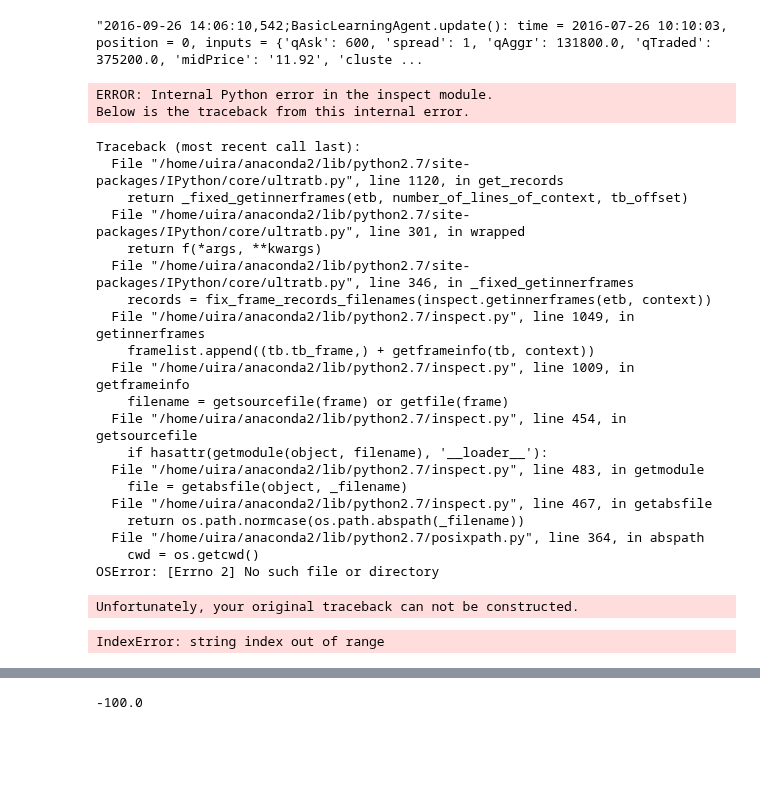
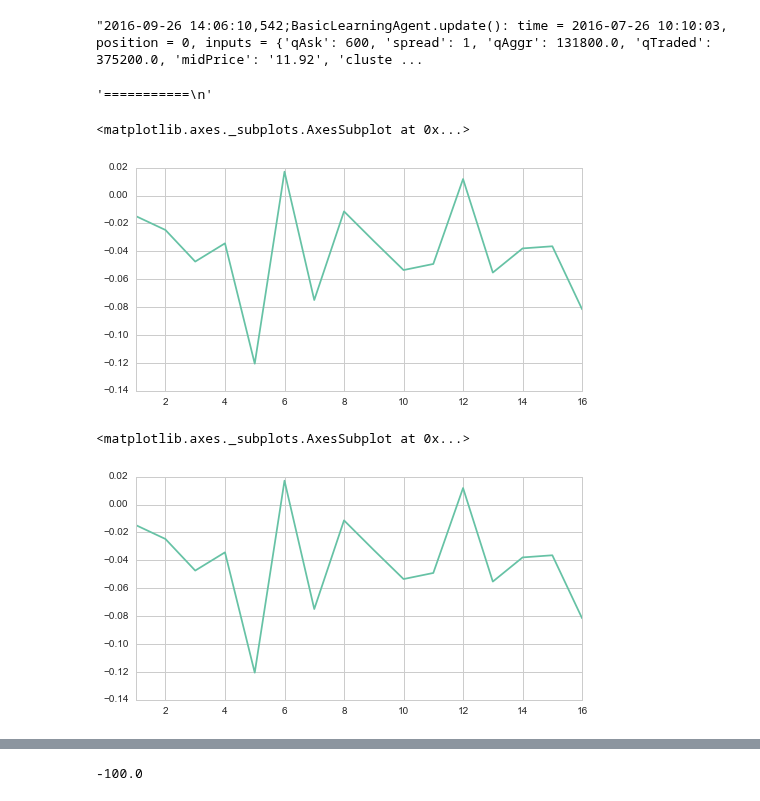
Before and after one commit to ucaiado/QLearning_Trading, a Jupyter notebook: learning_trade.ipynb, the cells around one changed output, grey strips where cells are left out. Cells and saved outputs as stored; diff of their text form; code cells hidden in the pictures; blank space fills up the shorter version.

```diff
--- a/learning_trade.ipynb
+++ b/learning_trade.ipynb
@@ -506,10 +534,14 @@ f_count_step
 row.
 # %% [output]
 "2016-09-26 14:06:10,542;BasicLearningAgent.update(): time = 2016-07-26 10:10:03, position = 0, inputs = {'qAsk': 600, 'spread': 1, 'qAggr': 131800.0, 'qTraded': 375200.0, 'midPrice': '11.92', 'cluste ...
+# %%
+row
+# %% [output]
+'===========\n'
 # %%
 from collections import defaultdict
 
-s_fname = 'log/sim_Mon_Sep_26_200100_2016.log'
+s_fname = 'log/sim_Tue_Sep_27_030005_2016.log'
 
 with open(s_fname) as fr:
     i_trial = 0
@@ -542,7 +574,7 @@ with open(s_fname) as fr:
         if row == '\n':
             continue
         s_aux = row.strip().split(';')[1]
-        if 'BasicLearningAgent.update' in s_aux:
+        if 'LearningAgent_k.update' in s_aux:
 #             i_last_step = int(s_aux.split(',')[0].split('=')[1].strip())
 #             s_action = s_aux.split('action = ')[1].split(',')[0]
             last_reward = float(s_aux.split('reward = ')[1].split(',')[0])
@@ -553,66 +585,26 @@ with open(s_fname) as fr:
 #             break
 
 
-        elif 'Environment.step' in s_aux:
+        elif 'Environment.reset' in s_aux:
 #             if k:
 #                 d_krew[float(k)][i_trial] = f_reward/f_count_step
 
 #             if i_trial == i_trials:
 #                 d_ksuccess[float(k)] = i_success * 1. / i_trial
 #                 i_success = 0.
-
-            d_reward[i_trial] = f_reward / f_count_step
+            if i_trial > 0:
+                d_reward[i_trial] = f_reward / f_count_step
             i_trial += 1
             b_already_finish = False
             f_count_step = 0
             f_reward = 0
-
-#         elif 'Environment.step' in s_aux:
-#             if not b_already_finish:
-#                 i_fail += 1
-#                 i_that_time = 0
-#                 b_already_finish = True
-
-#         elif 'Environment.act' in s_aux:
-#             if not b_already_finish:
-#                 if i_last_step > 0:
-#                     i_success += 1
-#                 i_reached += 1
-#                 i_that_time = 1
-#                 b_already_finish = True
-
-#         elif 'action:' in s_aux:
-#             s_type, s_k = s_aux[8:].split(',')
-#             _, k = s_k.split('k = ')
-#             d_kact[float(k)][s_type] += 1
-#             if k != last_k:
-#                 i_trial = 1
-#                 f_reward = last_reward
-#                 f_count_step = 1.
-#             last_k = k
-#     d_ksuccess[float(k)] = i_success * 1. / i_trial
-# %% [output]
-ERROR: Internal Python error in the inspect module.
-Below is the traceback from this internal error.
-Traceback (most recent call last):
-  File "/home/uira/anaconda2/lib/python2.7/site-packages/IPython/core/ultratb.py", line 1120, in get_records
-    return _fixed_getinnerframes(etb, number_of_lines_of_context, tb_offset)
-  File "/home/uira/anaconda2/lib/python2.7/site-packages/IPython/core/ultratb.py", line 301, in wrapped
-    return f(*args, **kwargs)
-  File "/home/uira/anaconda2/lib/python2.7/site-packages/IPython/core/ultratb.py", line 346, in _fixed_getinnerframes
-    records = fix_frame_records_filenames(inspect.getinnerframes(etb, context))
-  File "/home/uira/anaconda2/lib/python2.7/inspect.py", line 1049, in getinnerframes
-    framelist.append((tb.tb_frame,) + getframeinfo(tb, context))
-  File "/home/uira/anaconda2/lib/python2.7/inspect.py", line 1009, in getframeinfo
-    filename = getsourcefile(frame) or getfile(frame)
-  File "/home/uira/anaconda2/lib/python2.7/inspect.py", line 454, in getsourcefile
-    if hasattr(getmodule(object, filename), '__loader__'):
-  File "/home/uira/anaconda2/lib/python2.7/inspect.py", line 483, in getmodule
-    file = getabsfile(object, _filename)
-  File "/home/uira/anaconda2/lib/python2.7/inspect.py", line 467, in getabsfile
-    return os.path.normcase(os.path.abspath(_filename))
-  File "/home/uira/anaconda2/lib/python2.7/posixpath.py", line 364, in abspath
-    cwd = os.getcwd()
-OSError: [Errno 2] No such file or directory
-Unfortunately, your original traceback can not be constructed.
-IndexError: string index out of range
+# %%
+pd.Series(d_reward).plot()
+# %% [output]
+<matplotlib.axes._subplots.AxesSubplot at 0x...>
+[figure, added]
+# %%
+pd.Series(d_reward).plot()
+# %% [output]
+<matplotlib.axes._subplots.AxesSubplot at 0x...>
+[figure, added]
```
Also changed, not shown: parts of 30 cells of this notebook, 12 other files.
